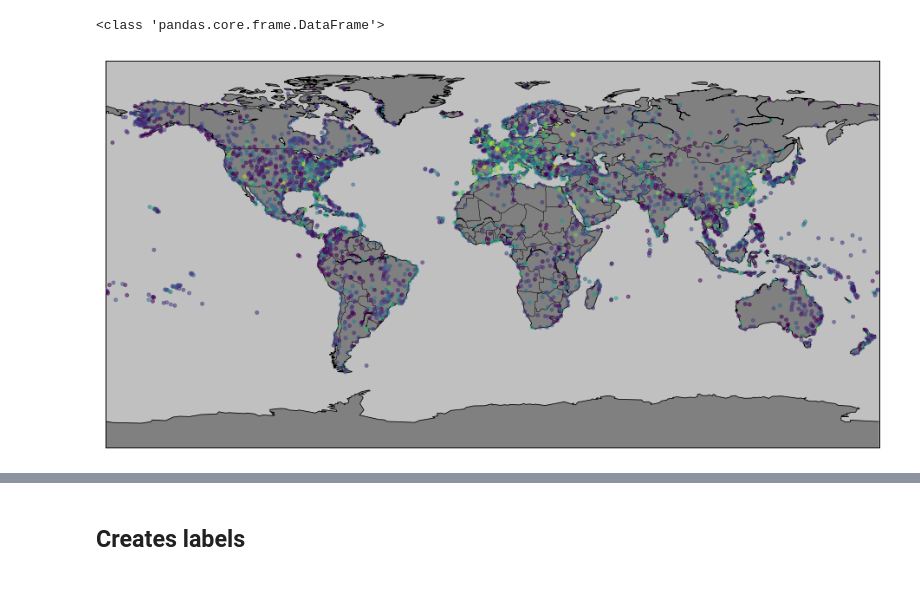
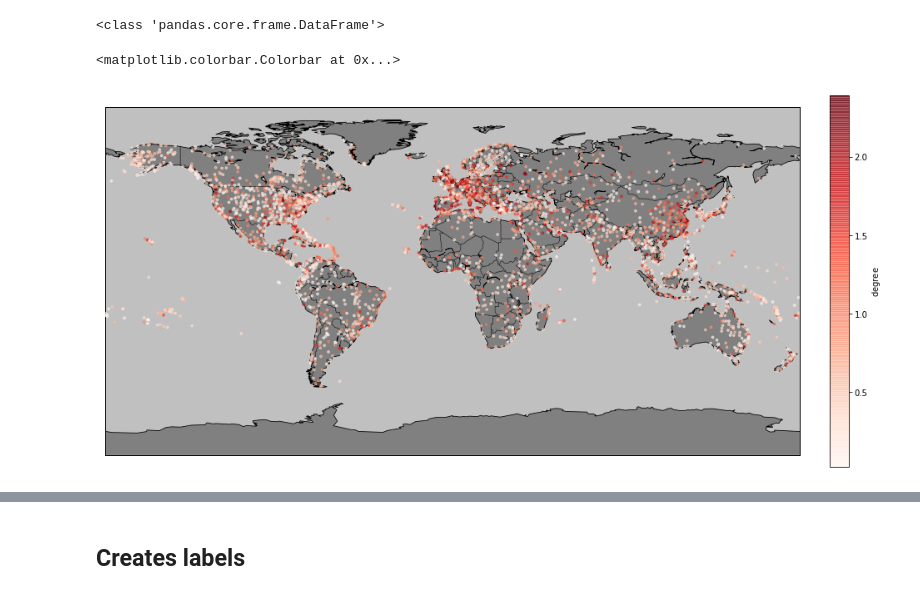
Before and after one commit to dsalathe/group_ntds, a Jupyter notebook: Final_Project.ipynb, the cells around one changed output, grey strips where cells are left out. Saved outputs shown, nothing was run; the diff lists cells and outputs as text; code cells hidden in the pictures.

Commit message:
Nice degree plotting

```diff
--- a/Final_Project.ipynb
+++ b/Final_Project.ipynb
@@ -338,24 +341,27 @@ for idx, row in select_feat.iterrows():
 # %%
 # Plot of the mondial map
 plt.figure(figsize=(16,12))
 mymap = Basemap(projection='cyl')
 
 mymap.drawmapboundary(fill_color='silver')
 mymap.fillcontinents(color='grey', lake_color='silver', ax=None, zorder=None, alpha=None)
 mymap.drawcoastlines(linewidth=0.8, linestyle='solid', color='k', antialiased=1, ax=None, zorder=None)
 mymap.drawcountries(linewidth=0.5, linestyle='solid', color='k', antialiased=1, ax=None, zorder=None)
 
 
 x_lons, y_lats = mymap(lons_airpt, lats_airpt)
 
-#m.scatter(lon, lat, latlon=True,
- #         c=np.log10(population), s=area,
-  #        cmap='Reds', alpha=0.5)
+highlight = np.log10(connectivity+0.05)
+mymap.scatter(x_lons, y_lats, marker='o', s=8, zorder=5, alpha=0.6,
+              c = highlight, cmap='Reds')
 
-#mymap.scatter(x_lons, y_lats, marker='o',color='gold', s=15, zorder=5, alpha=0.25)
-mymap.scatter(x_lons, y_lats, marker='o',c = np.log10(connectivity), s=15, zorder=5, alpha=0.5)
+# 3. create colorbar and legend
+plt.colorbar(label=r'${\rm degree}$',fraction=0.025, pad=0.04)
+#plt.clim(0, 3)
 
+# make legend with dummy points
 
-plt.show()
+#plt.show()
 # %% [output]
+<matplotlib.colorbar.Colorbar at 0x...>
-[figure, old version]
+[figure, new version]
```
Also changed, not shown: parts of 4 cells of this notebook.
